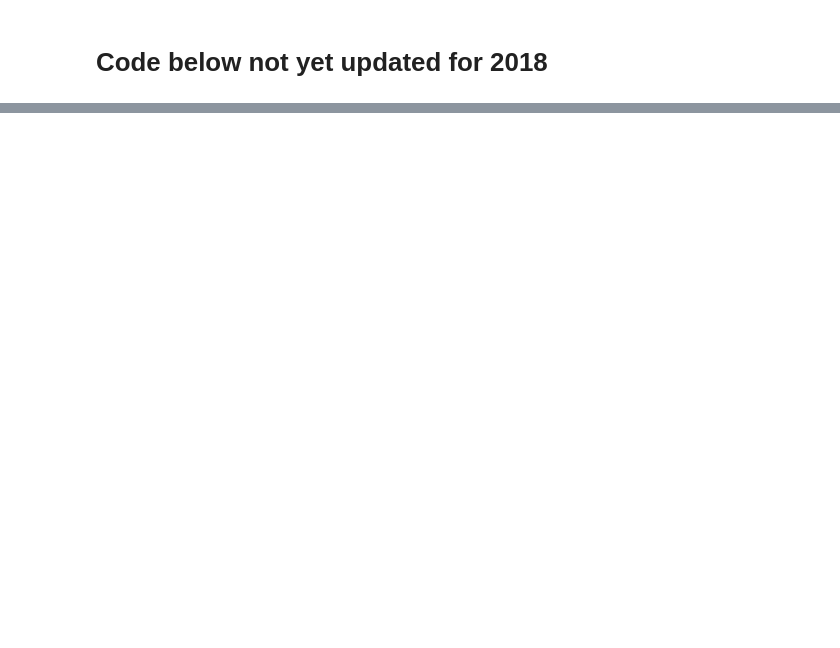
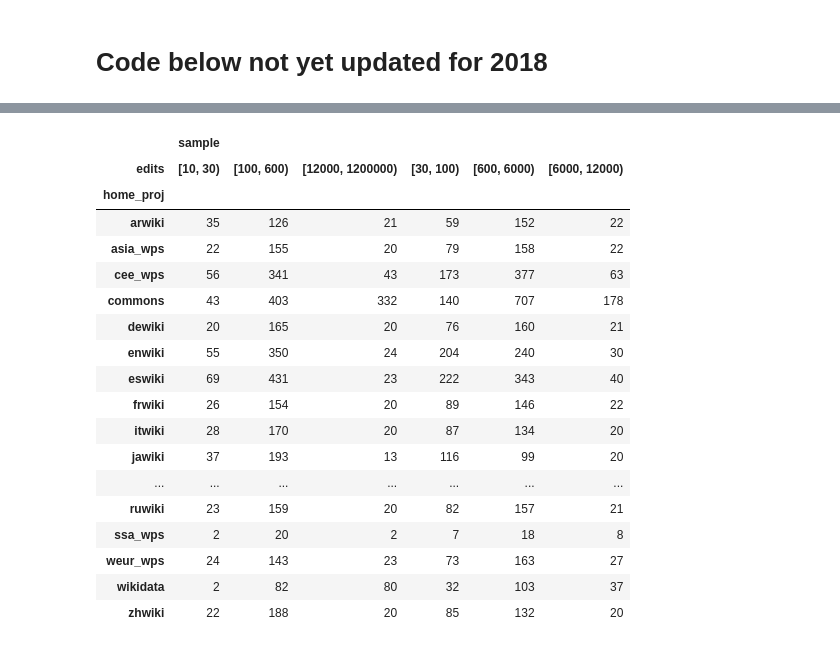
Before and after one commit to wikimedia-research/Community-Insights-sampling, a Jupyter notebook: sampling.ipynb, the cells around one changed output, grey strips where cells are left out. Saved outputs shown, nothing was run; the diff lists cells and outputs as text; code cells hidden in the pictures; blank space fills up the shorter version.

```diff
--- a/sampling.ipynb
+++ b/sampling.ipynb
@@ -122,0 +140,3 @@ for query in strata["query"][:5]:
+# %%
+targets = pd.read_table("project-sample-targets.tsv")
+targets.head()
@@ -122,0 +150,24 @@ for query in strata["query"][:5]:
+# %%
+# Try doing the same as below
+strata_size = frame.groupby(["group", "binned_edits"]).size().unstack()
+# %%
+rows_list = []
+
+for row in targets.itertuples(index = False):
+    proj_users = frame[frame["group"] == row.project_group]
+
+    # Now we make targets for the actual strata (the intersections of project groups and edit bins)
+    strata_size = proj_users.groupby("binned_edits").size()
+    strata_group_pct = (strata_size / len(proj_users))
+    strata_targets = np.maximum(np.ceil(strata_group_pct * row.sample_target), 20)
+    strata_samples = np.minimum(strata_targets, strata_size)
+
+    for edit_bin, size in strata_samples.iteritems():
+        rows_list.append({
+                "home_proj": row.project_group,
+                "edits": edit_bin,
+                "sample": int(size)
+            })
+# %%
+strata = pd.DataFrame(rows_list)
+strata
@@ -123,3 +193,25 @@ for query in strata["query"][:5]:
+# %%
+strata.set_index(["home_proj", "edits"]).unstack().sort_index(axis=1)
+# %% [output]
+|  | sample |  |  |  |  |  |
+| edits | [10, 30) | [100, 600) | [12000, 1200000) | [30, 100) | [600, 6000) | [6000, 12000) |
+| home_proj |  |  |  |  |  |  |
+| arwiki | 35 | 126 | 21 | 59 | 152 | 22 |
+| asia_wps | 22 | 155 | 20 | 79 | 158 | 22 |
+| cee_wps | 56 | 341 | 43 | 173 | 377 | 63 |
+| commons | 43 | 403 | 332 | 140 | 707 | 178 |
+| dewiki | 20 | 165 | 20 | 76 | 160 | 21 |
+| enwiki | 55 | 350 | 24 | 204 | 240 | 30 |
+| eswiki | 69 | 431 | 23 | 222 | 343 | 40 |
+| frwiki | 26 | 154 | 20 | 89 | 146 | 22 |
+| itwiki | 28 | 170 | 20 | 87 | 134 | 20 |
+| jawiki | 37 | 193 | 13 | 116 | 99 | 20 |
+| ... | ... | ... | ... | ... | ... | ... |
+| ruwiki | 23 | 159 | 20 | 82 | 157 | 21 |
+| ssa_wps | 2 | 20 | 2 | 7 | 18 | 8 |
+| weur_wps | 24 | 143 | 23 | 73 | 163 | 27 |
+| wikidata | 2 | 82 | 80 | 32 | 103 | 37 |
+| zhwiki | 22 | 188 | 20 | 85 | 132 | 20 |
 # %%
 def sample_stratum(stratum_query, sample_size):
     """
```
Also changed, not shown: parts of 12 cells of this notebook.
